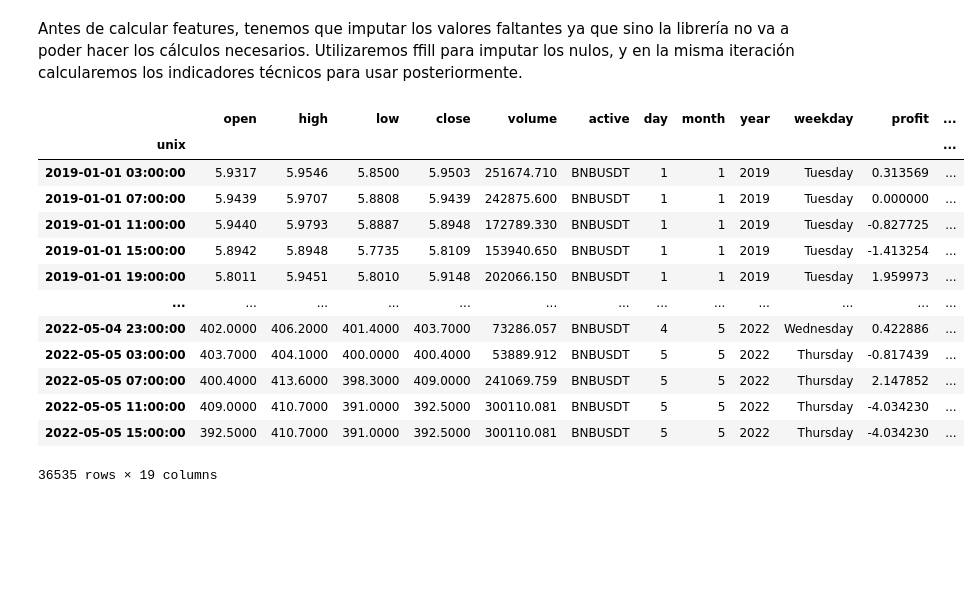
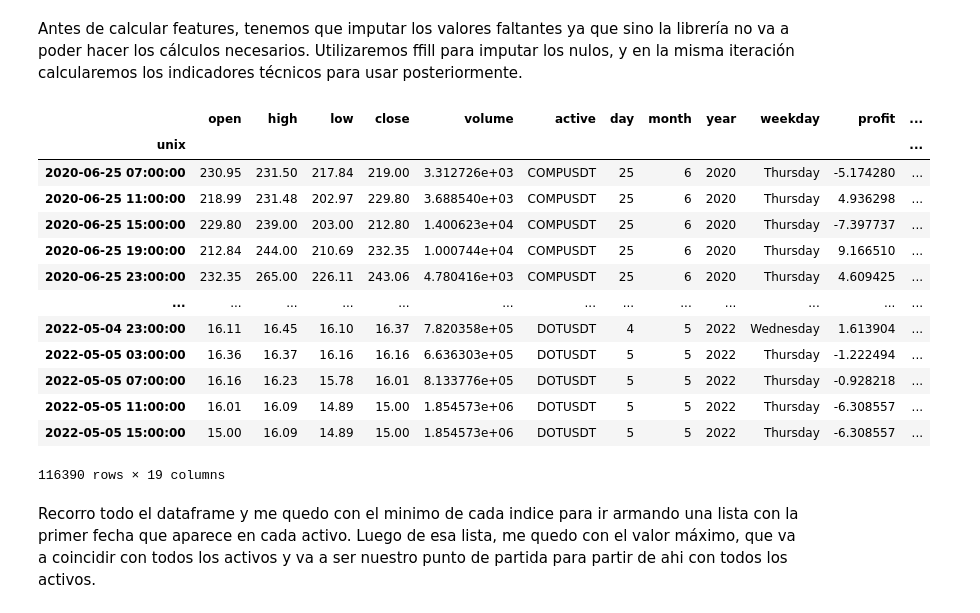
Before and after one commit to diegoflorescba/MentoriaCripto2022-Grupo2, a Jupyter notebook: 2tp_analisisYCuracion/2tp - Diego Flores.ipynb, the cells around one changed output. Saved outputs shown, nothing was run; the diff lists cells and outputs as text; code cells hidden in the pictures; blank space fills up the shorter version.

```diff
--- a/2tp_analisisYCuracion/2tp - Diego Flores.ipynb
+++ b/2tp_analisisYCuracion/2tp - Diego Flores.ipynb
@@ -402,35 +402,37 @@ Si por ejemplo, una característica tiene una varianza de un orden de magnitud m
 Antes de calcular features, tenemos que imputar los valores faltantes ya que sino la librería no va a poder hacer los cálculos necesarios. Utilizaremos ffill para imputar los nulos, y en la misma iteración calcularemos los indicadores técnicos para usar posteriormente.
 # %%
 contador = 0
-for i in set(df_filtered.active):
-    aux = df_all[df_all.active == active]
+for i in set(df_all.active):
+    aux = df_all[df_all.active == i]
     aux = aux.fillna(method='ffill')
     aux['EMA200'] = ta.EMA(aux['close'],200)
     aux['EMA100'] = ta.EMA(aux['close'],100)
     aux['EMA50'] = ta.EMA(aux['close'],50)
     aux['EMA20'] = ta.EMA(aux['close'],20)
     aux['RSI200'] = ta.RSI(aux['close'],200)
     aux['ADX200'] = ta.ADX(aux['high'], aux['low'], aux['close'],200)
     aux['MACD'] = ta.MACD(aux['close'], fastperiod=12, slowperiod=26, signalperiod=9)[0]
     if contador == 0:
         df_final = aux.copy()
         contador += 1
     else:
         df_final = pd.concat([df_final, aux])
 
 df_final
 # %% [output]
 |  | open | high | low | close | volume | active | day | month | year | weekday | profit | ... |
 | unix |  |  |  |  |  |  |  |  |  |  |  | ... |
-| 2019-01-01 03:00:00 | 5.9317 | 5.9546 | 5.8500 | 5.9503 | 251674.710 | BNBUSDT | 1 | 1 | 2019 | Tuesday | 0.313569 | ... |
-| 2019-01-01 07:00:00 | 5.9439 | 5.9707 | 5.8808 | 5.9439 | 242875.600 | BNBUSDT | 1 | 1 | 2019 | Tuesday | 0.000000 | ... |
-| 2019-01-01 11:00:00 | 5.9440 | 5.9793 | 5.8887 | 5.8948 | 172789.330 | BNBUSDT | 1 | 1 | 2019 | Tuesday | -0.827725 | ... |
-| 2019-01-01 15:00:00 | 5.8942 | 5.8948 | 5.7735 | 5.8109 | 153940.650 | BNBUSDT | 1 | 1 | 2019 | Tuesday | -1.413254 | ... |
-| 2019-01-01 19:00:00 | 5.8011 | 5.9451 | 5.8010 | 5.9148 | 202066.150 | BNBUSDT | 1 | 1 | 2019 | Tuesday | 1.959973 | ... |
+| 2020-06-25 07:00:00 | 230.95 | 231.50 | 217.84 | 219.00 | 3.312726e+03 | COMPUSDT | 25 | 6 | 2020 | Thursday | -5.174280 | ... |
+| 2020-06-25 11:00:00 | 218.99 | 231.48 | 202.97 | 229.80 | 3.688540e+03 | COMPUSDT | 25 | 6 | 2020 | Thursday | 4.936298 | ... |
+| 2020-06-25 15:00:00 | 229.80 | 239.00 | 203.00 | 212.80 | 1.400623e+04 | COMPUSDT | 25 | 6 | 2020 | Thursday | -7.397737 | ... |
+| 2020-06-25 19:00:00 | 212.84 | 244.00 | 210.69 | 232.35 | 1.000744e+04 | COMPUSDT | 25 | 6 | 2020 | Thursday | 9.166510 | ... |
+| 2020-06-25 23:00:00 | 232.35 | 265.00 | 226.11 | 243.06 | 4.780416e+03 | COMPUSDT | 25 | 6 | 2020 | Thursday | 4.609425 | ... |
 | ... | ... | ... | ... | ... | ... | ... | ... | ... | ... | ... | ... | ... |
-| 2022-05-04 23:00:00 | 402.0000 | 406.2000 | 401.4000 | 403.7000 | 73286.057 | BNBUSDT | 4 | 5 | 2022 | Wednesday | 0.422886 | ... |
-| 2022-05-05 03:00:00 | 403.7000 | 404.1000 | 400.0000 | 400.4000 | 53889.912 | BNBUSDT | 5 | 5 | 2022 | Thursday | -0.817439 | ... |
-| 2022-05-05 07:00:00 | 400.4000 | 413.6000 | 398.3000 | 409.0000 | 241069.759 | BNBUSDT | 5 | 5 | 2022 | Thursday | 2.147852 | ... |
-| 2022-05-05 11:00:00 | 409.0000 | 410.7000 | 391.0000 | 392.5000 | 300110.081 | BNBUSDT | 5 | 5 | 2022 | Thursday | -4.034230 | ... |
-| 2022-05-05 15:00:00 | 392.5000 | 410.7000 | 391.0000 | 392.5000 | 300110.081 | BNBUSDT | 5 | 5 | 2022 | Thursday | -4.034230 | ... |
+| 2022-05-04 23:00:00 | 16.11 | 16.45 | 16.10 | 16.37 | 7.820358e+05 | DOTUSDT | 4 | 5 | 2022 | Wednesday | 1.613904 | ... |
+| 2022-05-05 03:00:00 | 16.36 | 16.37 | 16.16 | 16.16 | 6.636303e+05 | DOTUSDT | 5 | 5 | 2022 | Thursday | -1.222494 | ... |
+| 2022-05-05 07:00:00 | 16.16 | 16.23 | 15.78 | 16.01 | 8.133776e+05 | DOTUSDT | 5 | 5 | 2022 | Thursday | -0.928218 | ... |
+| 2022-05-05 11:00:00 | 16.01 | 16.09 | 14.89 | 15.00 | 1.854573e+06 | DOTUSDT | 5 | 5 | 2022 | Thursday | -6.308557 | ... |
+| 2022-05-05 15:00:00 | 15.00 | 16.09 | 14.89 | 15.00 | 1.854573e+06 | DOTUSDT | 5 | 5 | 2022 | Thursday | -6.308557 | ... |
-36535 rows × 19 columns
+116390 rows × 19 columns
+# %% [markdown]
+Recorro todo el dataframe y me quedo con el minimo de cada indice para ir armando una lista con la primer fecha que aparece en cada activo. Luego de esa lista, me quedo con el valor máximo, que va a coincidir con todos los activos y va a ser nuestro punto de partida para partir de ahi con todos los activos.
```
Also changed, not shown: parts of 7 cells of this notebook.
